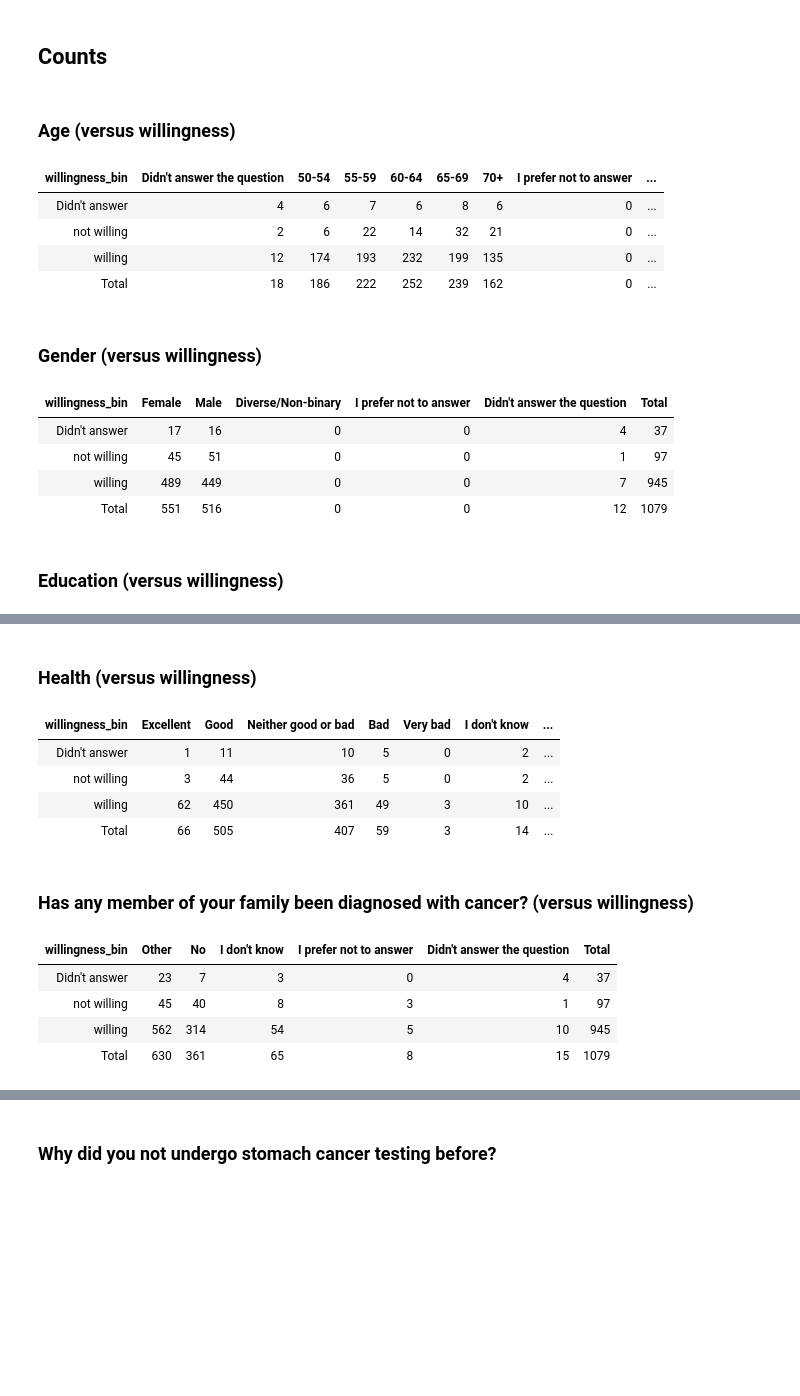
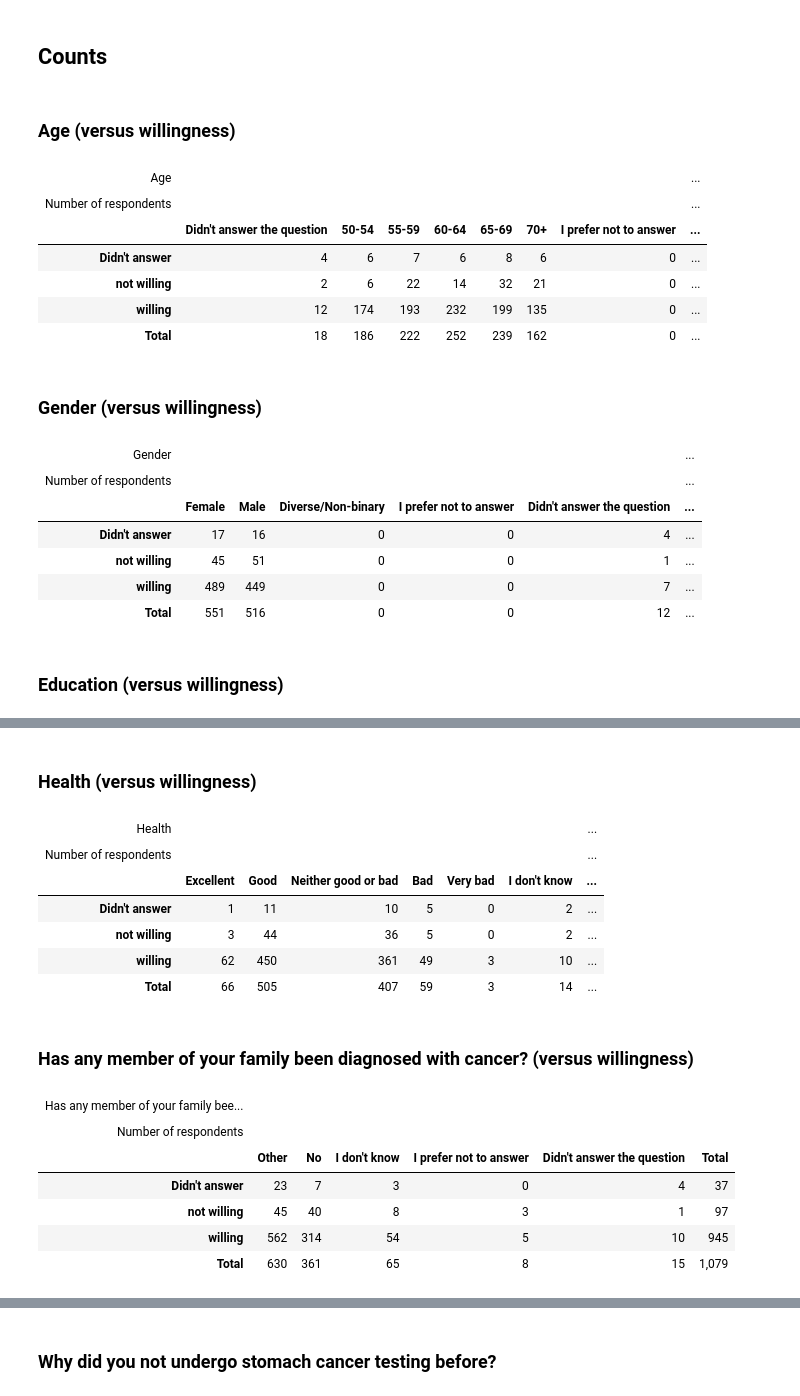
Before and after one commit to omesalles/togas, a Jupyter notebook: scripts/descriptive-participants-answers.ipynb, the cells around one changed output, grey strips where cells are left out. Cells and saved outputs as stored; diff of their text form; code cells hidden in the pictures; blank space fills up the shorter version.

```diff
--- a/scripts/descriptive-participants-answers.ipynb
+++ b/scripts/descriptive-participants-answers.ipynb
@@ -60,16 +60,18 @@ for (heading in names(categorical_fields)) {
     paste0("### ", heading, "  (versus willingness)")
   )
   # Generate and display frequency table
-  table <-  df1 |> janitor_table("willingness_bin", variable) |>  janitor::adorn_totals("col")
-  IRdisplay::display_html(
-    as.character(
-        knitr::kable(
-          table,
-          format = "html",
-          align = "lrr"
-        )
-    )
-  )
+  #table <-  df1 |> janitor_table("willingness_bin", variable) |>  janitor::adorn_totals("col")
+  #IRdisplay::display_html(
+  #  as.character(
+  #      knitr::kable(
+  #        table,
+  #        format = "html",
+  #        align = "lrr"
+  #      )
+  #  )
+  #)
+  gt_table <- df1 |> gt_two_way("willingness_bin", variable, the_title=heading)
+  IRdisplay::display_html(gt::as_raw_html(gt_table))
 }
 # %% [output]
 ### Gender  (versus willingness)
@@ -319,46 +333,52 @@ df2 = df2 |> add_willingness(2) |> add_age() |>
 # %%
 categorical_fields = c("Age"="age",
                        "Gender"="gender",
                        "Education"="education",
                        "Health"="health",
                        "Has any member of your family been diagnosed with cancer?"="family_history",
                        "Do you know any of the risk factors and warning symptoms of stomach cancer?"="awareness_GC",
                        "Have you had an upper endoscopy to checkup your stomach (camera test of the stomach) before?"="prior_endoscopy",
                        "Did you receive enough information about undergoing two procedures (endoscopy and colonoscopy) in the same session?"="info_testing_procedure",
                        "How do you qualify all information (written or verbally) provided before upper endoscopy and colonoscopy?"="quality_info",
                        "After the performed procedures, how did you find the explanation of the procedures and the findings?"="treatment_explanation_findings",
                        "Did you experience pain/discomfort after the upper endoscopy and colonoscopy?"="experience_treatment_procedure",
                        "If there is a need for additional treatment or tests and follow-up analysis after the upper endoscopy, would you be willing to undergo them?"="willing_formore_tests")
 
 for (heading in names(categorical_fields)) {
   variable <- categorical_fields[[heading]]
   # Display heading
   IRdisplay::display_markdown(
     paste0("### ", heading, "  (versus willingness)")
   )
   # Generate and display frequency table
-  table <-  df2 |> janitor_table("willingness_bin", variable) |>  janitor::adorn_totals("col")
-  IRdisplay::display_html(
-    as.character(
-        knitr::kable(
-          table,
-          format = "html",
-          align = "lrr"
-        )
-    )
-  )
+  #table <-  df2 |> janitor_table("willingness_bin", variable) |>  janitor::adorn_totals("col")
+  #IRdisplay::display_html(
+  #  as.character(
+  #      knitr::kable(
+  #        table,
+  #        format = "html",
+  #        align = "lrr"
+  #      )
+  #  )
+  #)
+  gt_table <- df2 |> gt_two_way("willingness_bin", variable, the_title=heading)
+  IRdisplay::display_html(gt::as_raw_html(gt_table))
 }
 # %% [output]
 ### Age  (versus willingness)
-| willingness_bin | Didn't answer the question | 50-54 | 55-59 | 60-64 | 65-69 | 70+ | I prefer not to answer | ... |
+| Age |  |  |  |  |  |  |  | ... |
+| Number of respondents |  |  |  |  |  |  |  | ... |
+|  | Didn't answer the question | 50-54 | 55-59 | 60-64 | 65-69 | 70+ | I prefer not to answer | ... |
 | Didn't answer | 4 | 6 | 7 | 6 | 8 | 6 | 0 | ... |
 | not willing | 2 | 6 | 22 | 14 | 32 | 21 | 0 | ... |
 | willing | 12 | 174 | 193 | 232 | 199 | 135 | 0 | ... |
 | Total | 18 | 186 | 222 | 252 | 239 | 162 | 0 | ... |
 ### Gender  (versus willingness)
-| willingness_bin | Female | Male | Diverse/Non-binary | I prefer not to answer | Didn't answer the question | Total |
-| Didn't answer | 17 | 16 | 0 | 0 | 4 | 37 |
-| not willing | 45 | 51 | 0 | 0 | 1 | 97 |
-| willing | 489 | 449 | 0 | 0 | 7 | 945 |
-| Total | 551 | 516 | 0 | 0 | 12 | 1079 |
+| Gender |  |  |  |  |  | ... |
+| Number of respondents |  |  |  |  |  | ... |
+|  | Female | Male | Diverse/Non-binary | I prefer not to answer | Didn't answer the question | ... |
+| Didn't answer | 17 | 16 | 0 | 0 | 4 | ... |
+| not willing | 45 | 51 | 0 | 0 | 1 | ... |
+| willing | 489 | 449 | 0 | 0 | 7 | ... |
+| Total | 551 | 516 | 0 | 0 | 12 | ... |
 ### Education  (versus willingness)
@@ -368,15 +390,19 @@ for (heading in names(categorical_fields)) {
 | willing | 314 | 510 | 105 | 7 | ... |
 | Total | 337 | 562 | 140 | 15 | ... |
 ### Health  (versus willingness)
-| willingness_bin | Excellent | Good | Neither good or bad | Bad | Very bad | I don't know | ... |
+| Health |  |  |  |  |  |  | ... |
+| Number of respondents |  |  |  |  |  |  | ... |
+|  | Excellent | Good | Neither good or bad | Bad | Very bad | I don't know | ... |
 | Didn't answer | 1 | 11 | 10 | 5 | 0 | 2 | ... |
 | not willing | 3 | 44 | 36 | 5 | 0 | 2 | ... |
 | willing | 62 | 450 | 361 | 49 | 3 | 10 | ... |
 | Total | 66 | 505 | 407 | 59 | 3 | 14 | ... |
 ### Has any member of your family been diagnosed with cancer?  (versus willingness)
-| willingness_bin | Other | No | I don't know | I prefer not to answer | Didn't answer the question | Total |
+| Has any member of your family bee... |  |  |  |  |  |  |
+| Number of respondents |  |  |  |  |  |  |
+|  | Other | No | I don't know | I prefer not to answer | Didn't answer the question | Total |
 | Didn't answer | 23 | 7 | 3 | 0 | 4 | 37 |
 | not willing | 45 | 40 | 8 | 3 | 1 | 97 |
 | willing | 562 | 314 | 54 | 5 | 10 | 945 |
-| Total | 630 | 361 | 65 | 8 | 15 | 1079 |
+| Total | 630 | 361 | 65 | 8 | 15 | 1,079 |
 ### Do you know any of the risk factors and warning symptoms of stomach cancer?  (versus willingness)
```
Also changed, not shown: parts of 2 cells of this notebook.
